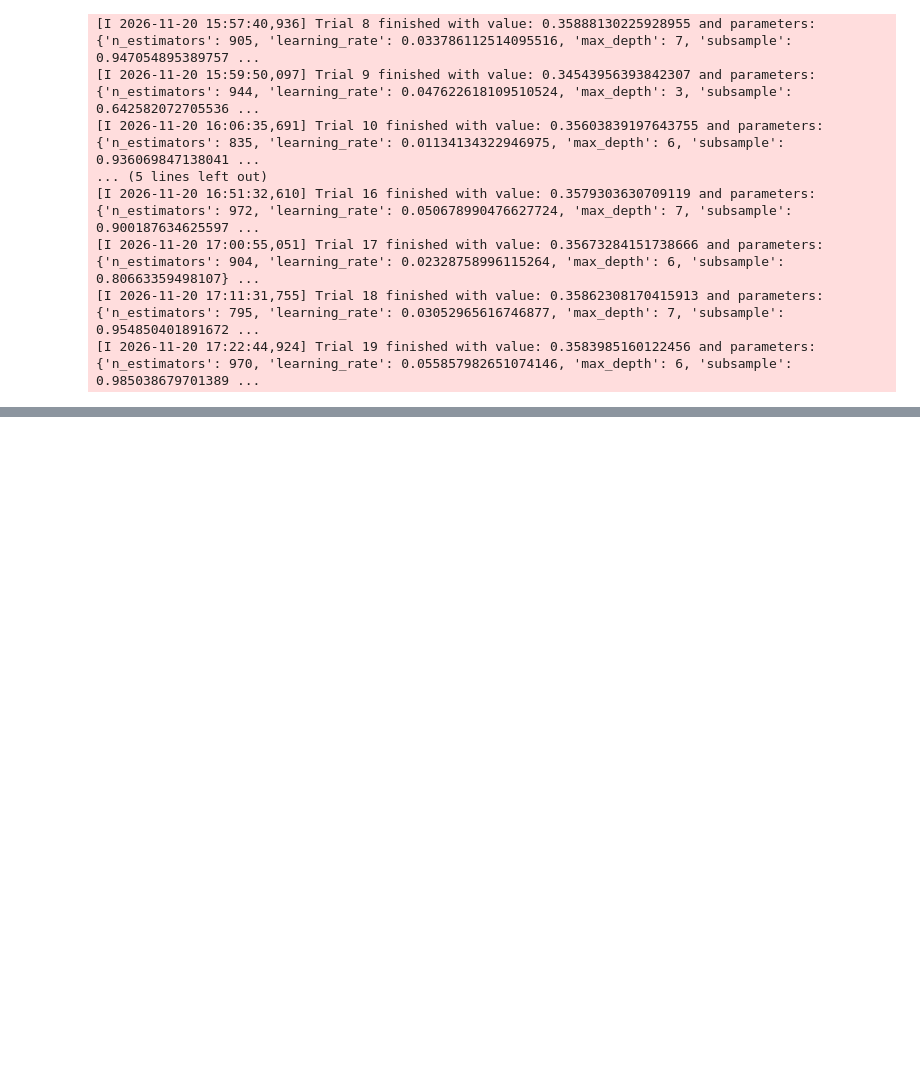
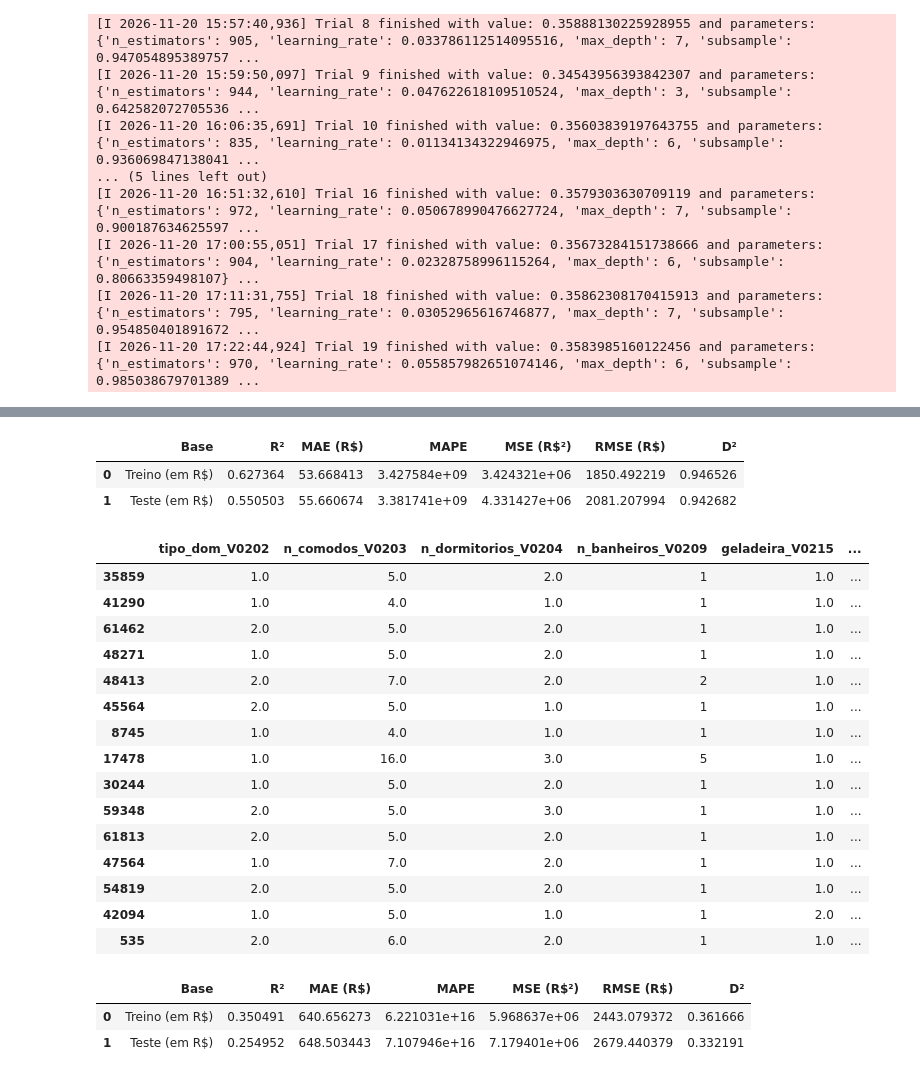
Before and after one commit to oscardasilva0/mestrado_censo_reduzido, a Jupyter notebook: ml.ipynb, the cells around one changed output, grey strips where cells are left out. Drawn from its saved outputs; the diff is of its cells as text; code cells hidden in the pictures; blank space fills up the shorter version.

```diff
--- a/ml.ipynb
+++ b/ml.ipynb
@@ -546,0 +818,70 @@ print(study.best_trial.value, study.best_trial.params)
+# %%
+avaliar_metricas(y_train, y_pred_train, y_test , y_pred_test)
+# %% [output]
+|  | Base | R² | MAE (R$) | MAPE | MSE (R$²) | RMSE (R$) | D² |
+| 0 | Treino (em R$) | 0.627364 | 53.668413 | 3.427584e+09 | 3.424321e+06 | 1850.492219 | 0.946526 |
+| 1 | Teste (em R$) | 0.550503 | 55.660674 | 3.381741e+09 | 4.331427e+06 | 2081.207994 | 0.942682 |
+# %%
+from kmodes.kprototypes import KPrototypes
+
+# 1. Obter os índices das colunas categóricas
+cat_indices = [
+    X_train.columns.get_loc(col)
+    for col in X_train.select_dtypes(include=["category", "object"]).columns
+]
+
+# 2. Inicializar o K-Prototypes
+kproto = KPrototypes(n_clusters=5, init="Cao", random_state=42, n_init=5)
+
+# 3. Treinar no Treino e aplicar no Teste
+cluster_treino = kproto.fit_predict(X_train, categorical=cat_indices)
+cluster_teste = kproto.predict(X_test, categorical=cat_indices)
+
+# 4. Adicionar as features
+X_train_hibrido = X_train.copy()
+X_test_hibrido = X_test.copy()
+
+X_train_hibrido["cluster_id"] = pd.Categorical(cluster_treino)
+X_test_hibrido["cluster_id"] = pd.Categorical(cluster_teste)
+# %%
+# 4. TREINAR O XGBOOST COM AS FEATURES + CLUSTER
+reg = XGBRegressor(
+    max_depth=5,
+    learning_rate=0.05,
+    n_estimators=300,
+    enable_categorical=True,
+    tree_method="hist",
+    random_state=42,
+)
+
+reg.fit(X_train_hibrido, y_train)
+
+# 5. GERAR AS PREVISÕES (TREINO E TESTE)
+y_pred_train = reg.predict(X_train_hibrido)
+y_pred_test = reg.predict(X_test_hibrido)
+# %%
+X_train_hibrido.head(15)
+# %% [output]
+|  | tipo_dom_V0202 | n_comodos_V0203 | n_dormitorios_V0204 | n_banheiros_V0209 | geladeira_V0215 | ... |
+| 35859 | 1.0 | 5.0 | 2.0 | 1 | 1.0 | ... |
+| 41290 | 1.0 | 4.0 | 1.0 | 1 | 1.0 | ... |
+| 61462 | 2.0 | 5.0 | 2.0 | 1 | 1.0 | ... |
+| 48271 | 1.0 | 5.0 | 2.0 | 1 | 1.0 | ... |
+| 48413 | 2.0 | 7.0 | 2.0 | 2 | 1.0 | ... |
+| 45564 | 2.0 | 5.0 | 1.0 | 1 | 1.0 | ... |
+| 8745 | 1.0 | 4.0 | 1.0 | 1 | 1.0 | ... |
+| 17478 | 1.0 | 16.0 | 3.0 | 5 | 1.0 | ... |
+| 30244 | 1.0 | 5.0 | 2.0 | 1 | 1.0 | ... |
+| 59348 | 2.0 | 5.0 | 3.0 | 1 | 1.0 | ... |
+| 61813 | 2.0 | 5.0 | 2.0 | 1 | 1.0 | ... |
+| 47564 | 1.0 | 7.0 | 2.0 | 1 | 1.0 | ... |
+| 54819 | 2.0 | 5.0 | 2.0 | 1 | 1.0 | ... |
+| 42094 | 1.0 | 5.0 | 1.0 | 1 | 2.0 | ... |
+| 535 | 2.0 | 6.0 | 2.0 | 1 | 1.0 | ... |
+# %%
+# Avaliar usando a função na escala real (R$):
+avaliar_metricas(y_train, y_pred_train, y_test, y_pred_test)
+# %% [output]
+|  | Base | R² | MAE (R$) | MAPE | MSE (R$²) | RMSE (R$) | D² |
+| 0 | Treino (em R$) | 0.350491 | 640.656273 | 6.221031e+16 | 5.968637e+06 | 2443.079372 | 0.361666 |
+| 1 | Teste (em R$) | 0.254952 | 648.503443 | 7.107946e+16 | 7.179401e+06 | 2679.440379 | 0.332191 |
```
Also changed, not shown: parts of 22 cells of this notebook.
